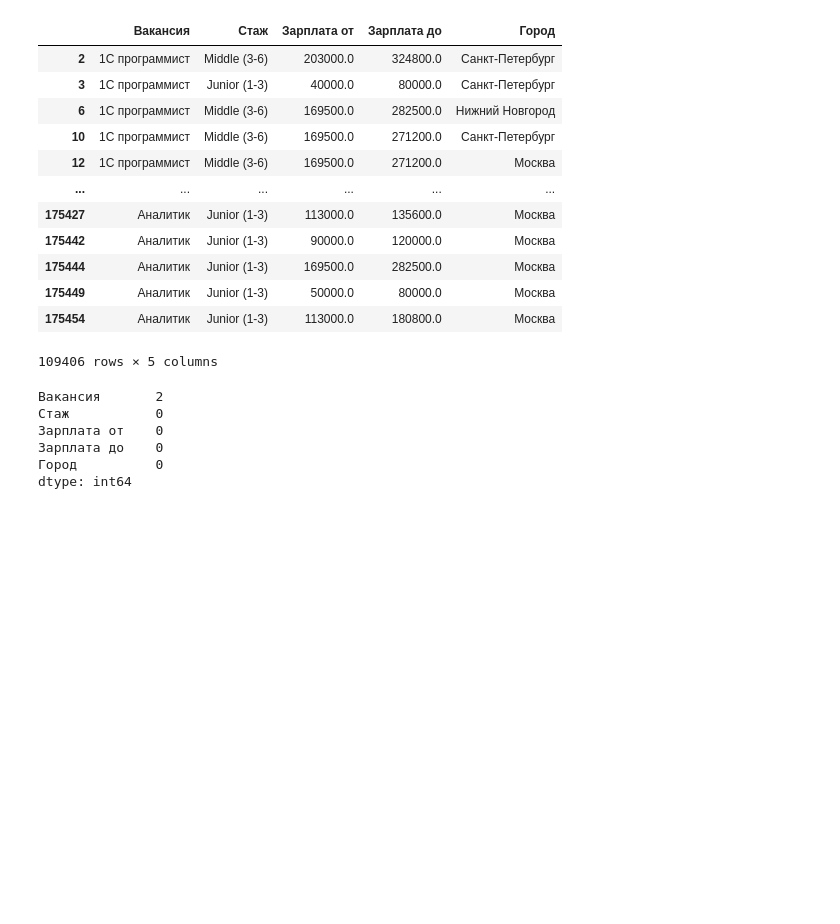
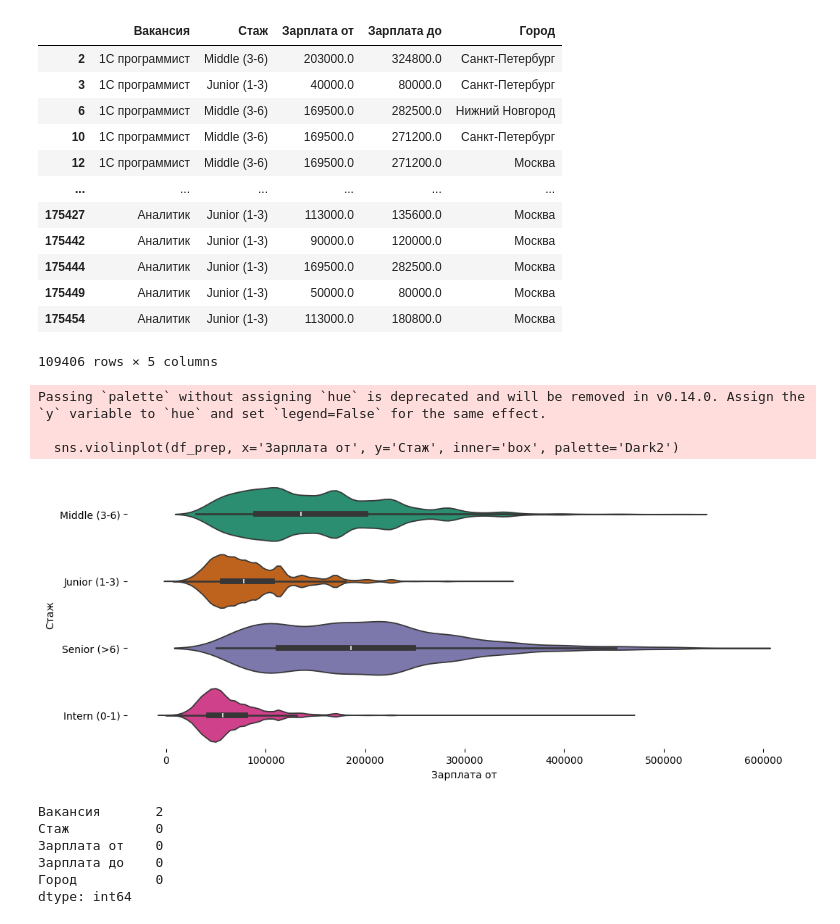
Before and after one commit to LadHrAnalytics/ML_HR, a Jupyter notebook: Notebooks/Analysis_hh.ipynb, the cells around one changed output. Cells and saved outputs as stored; diff of their text form; code cells hidden in the pictures; blank space fills up the shorter version.

```diff
--- a/Notebooks/Analysis_hh.ipynb
+++ b/Notebooks/Analysis_hh.ipynb
@@ -83,14 +83,17 @@ def get_valide_cols(df, renames):
     dataset[renames.values()]
     return dataset
 # %%
-def get_difference_percentiles(df):
+def fill_diffs_with_na(df):
     filtered_df = df.dropna(subset=['Зарплата от', 'Зарплата до']).copy()
     filtered_df['Разница'] = filtered_df['Зарплата до'] - filtered_df['Зарплата от']
     condition = filtered_df['Разница'] > 0.8 * filtered_df['Зарплата до']
     filtered_df.loc[condition, ['Зарплата от', 'Разница']] = np.nan
+    filtered_df = filtered_df.dropna(subset=['Зарплата от', 'Зарплата до'])
+    return filtered_df
 
-    filtered_df = filtered_df.dropna(subset=['Зарплата от', 'Зарплата до'])
 
+def get_difference_percentiles(df):
+    filtered_df = fill_diffs_with_na(df)
     filtered_df = filtered_df[filtered_df['Зарплата от'] >= 1000]
     filtered_df = filtered_df[filtered_df['Зарплата до'] >= 10000]
 
@@ -147,6 +150,18 @@ df_prep
 | 175449 | Аналитик | Junior (1-3) | 50000.0 | 80000.0 | Москва |
 | 175454 | Аналитик | Junior (1-3) | 113000.0 | 180800.0 | Москва |
 109406 rows × 5 columns
+# %%
+from matplotlib import pyplot as plt
+import seaborn as sns
+figsize = (12, 1.2 * len(df_prep['Стаж'].unique()))
+plt.figure(figsize=figsize)
+sns.violinplot(df_prep, x='Зарплата от', y='Стаж', inner='box', palette='Dark2')
+sns.despine(top=True, right=True, bottom=True, left=True)
+# %% [output]
+Passing `palette` without assigning `hue` is deprecated and will be removed in v0.14.0. Assign the `y` variable to `hue` and set `legend=False` for the same effect.
+
+  sns.violinplot(df_prep, x='Зарплата от', y='Стаж', inner='box', palette='Dark2')
+[figure, added]
 # %%
 df_prep.isna().sum()
 # %% [output]
```
Also changed, not shown: parts of 15 cells of this notebook, 1 other file.
